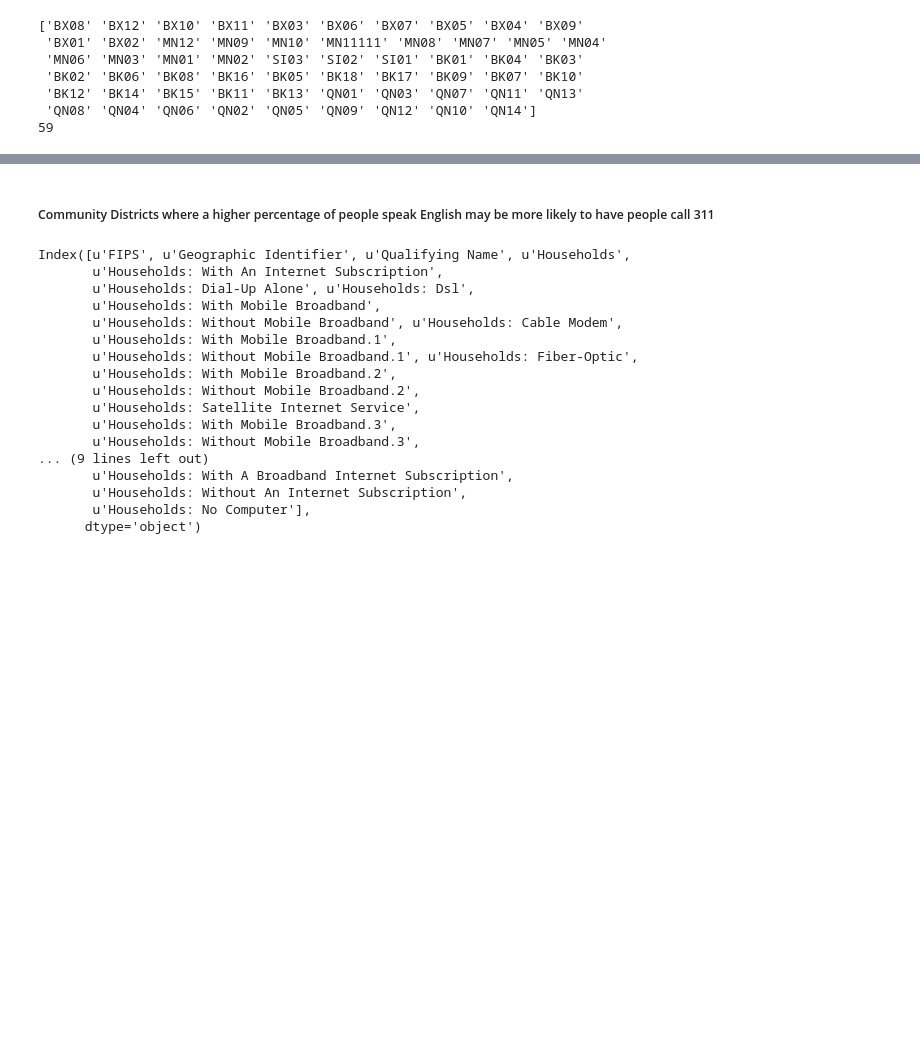
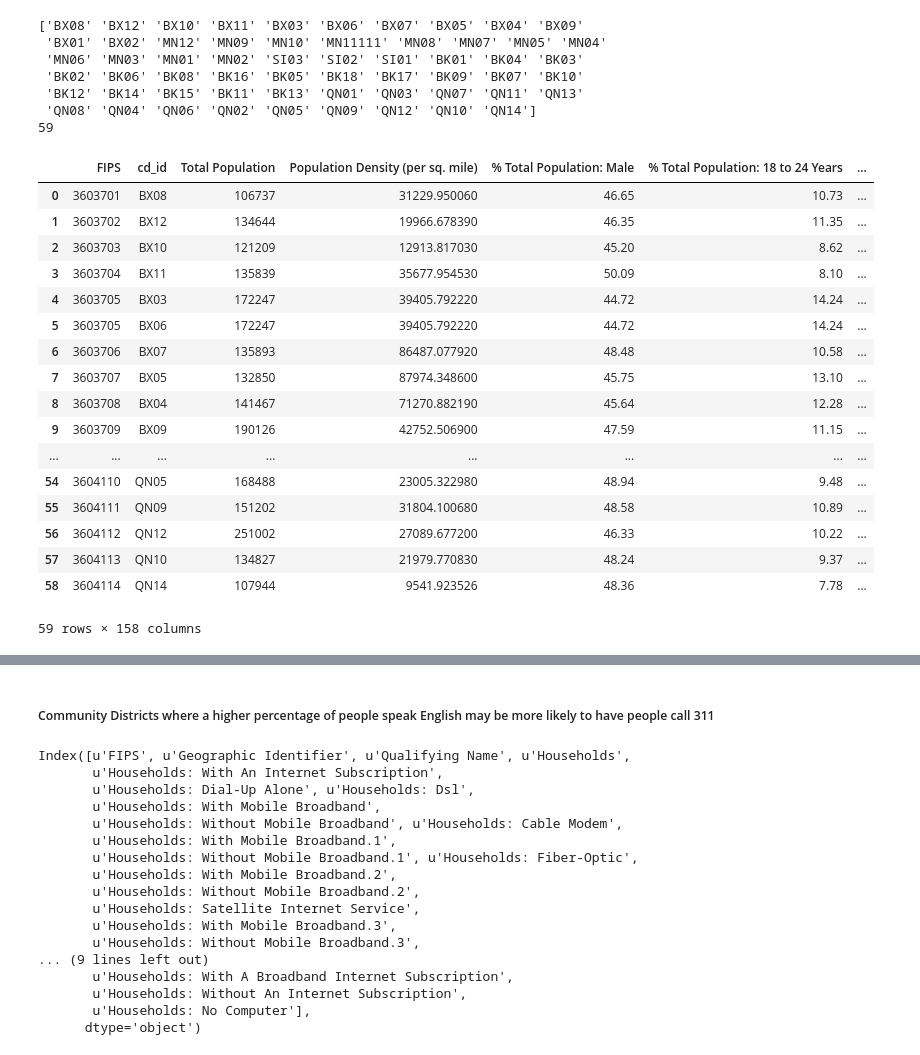
Before and after one commit to kdr276/PUI2016_kdr276, a Jupyter notebook: HW8_kdr276/Assignment_1.ipynb, the cells around one changed output, grey strips where cells are left out. Drawn from its saved outputs; the diff is of its cells as text; code cells hidden in the pictures; blank space fills up the shorter version.

```diff
--- a/HW8_kdr276/Assignment_1.ipynb
+++ b/HW8_kdr276/Assignment_1.ipynb
@@ -160,6 +290,29 @@ print (len(finaldemos['cd_id'].unique()))
  'BK12' 'BK14' 'BK15' 'BK11' 'BK13' 'QN01' 'QN03' 'QN07' 'QN11' 'QN13'
  'QN08' 'QN04' 'QN06' 'QN02' 'QN05' 'QN09' 'QN12' 'QN10' 'QN14']
 59
+# %%
+#MN11111 is a data entry error and upon review should be MN11 for the Manhattan CD 11. Renaming to aid in merge later
+finaldemos.replace('MN11111', 'MN11')
+#finaldemos['cd_id'].unique()
+# %% [output]
+|  | FIPS | cd_id | Total Population | Population Density (per sq. mile) | % Total Population: Male | % Total Population: 18 to 24 Years | ... |
+| 0 | 3603701 | BX08 | 106737 | 31229.950060 | 46.65 | 10.73 | ... |
+| 1 | 3603702 | BX12 | 134644 | 19966.678390 | 46.35 | 11.35 | ... |
+| 2 | 3603703 | BX10 | 121209 | 12913.817030 | 45.20 | 8.62 | ... |
+| 3 | 3603704 | BX11 | 135839 | 35677.954530 | 50.09 | 8.10 | ... |
+| 4 | 3603705 | BX03 | 172247 | 39405.792220 | 44.72 | 14.24 | ... |
+| 5 | 3603705 | BX06 | 172247 | 39405.792220 | 44.72 | 14.24 | ... |
+| 6 | 3603706 | BX07 | 135893 | 86487.077920 | 48.48 | 10.58 | ... |
+| 7 | 3603707 | BX05 | 132850 | 87974.348600 | 45.75 | 13.10 | ... |
+| 8 | 3603708 | BX04 | 141467 | 71270.882190 | 45.64 | 12.28 | ... |
+| 9 | 3603709 | BX09 | 190126 | 42752.506900 | 47.59 | 11.15 | ... |
+| ... | ... | ... | ... | ... | ... | ... | ... |
+| 54 | 3604110 | QN05 | 168488 | 23005.322980 | 48.94 | 9.48 | ... |
+| 55 | 3604111 | QN09 | 151202 | 31804.100680 | 48.58 | 10.89 | ... |
+| 56 | 3604112 | QN12 | 251002 | 27089.677200 | 46.33 | 10.22 | ... |
+| 57 | 3604113 | QN10 | 134827 | 21979.770830 | 48.24 | 9.37 | ... |
+| 58 | 3604114 | QN14 | 107944 | 9541.923526 | 48.36 | 7.78 | ... |
+59 rows × 158 columns
 # %%
 #looking at variables to help determine who might be more likely to complain
 demographcallers = finaldemos[['cd_id', "% Population 5 Years And Over: Speak Only English",
```
Also changed, not shown: parts of 14 cells of this notebook.
